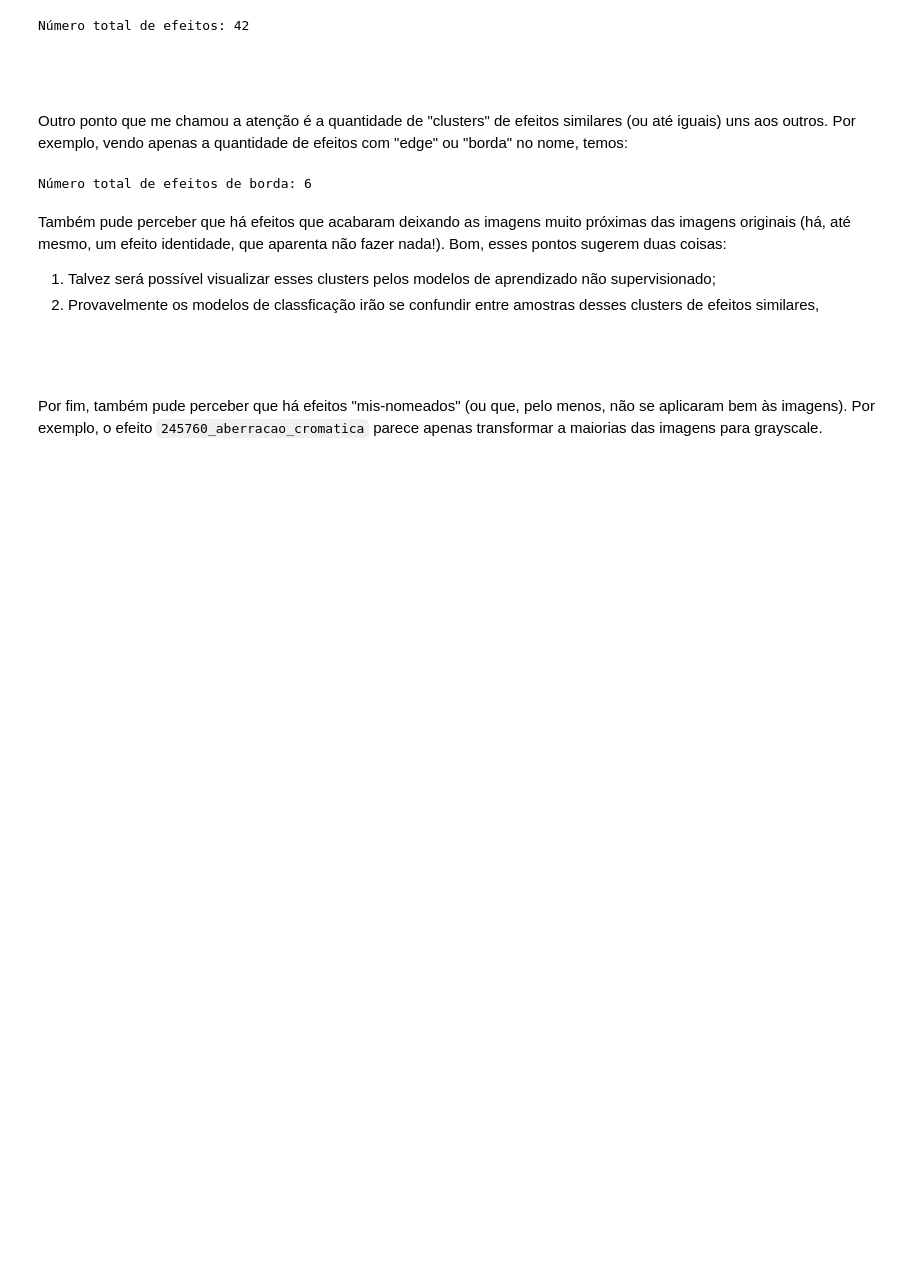
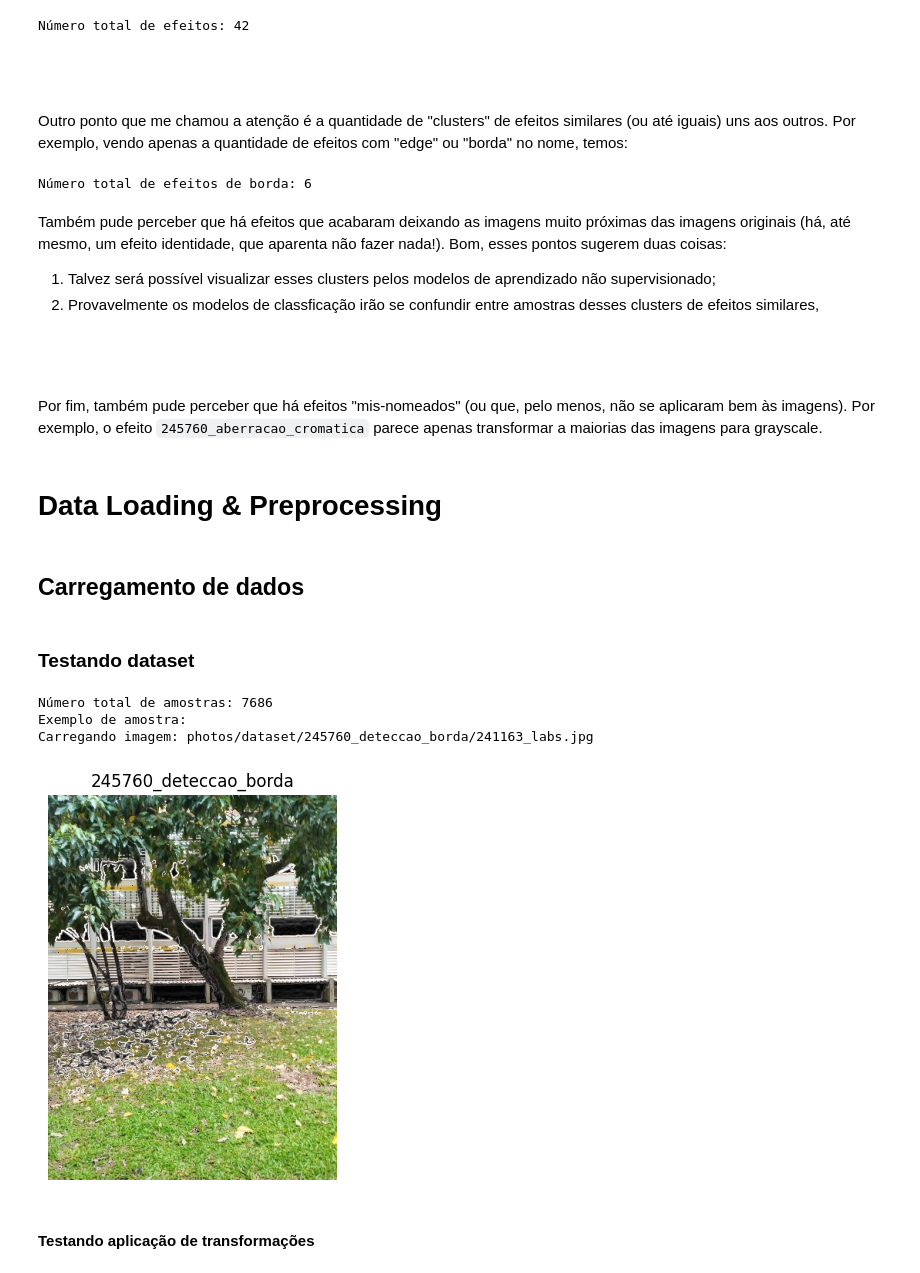
Before and after one commit to UNICAMP-EA979/2026s1-projetopi-e2-Everton-Colombo, a Jupyter notebook: Atividade.ipynb, the cells around one changed output. Drawn from its saved outputs; the diff is of its cells as text; code cells hidden in the pictures; blank space fills up the shorter version.

```diff
--- a/Atividade.ipynb
+++ b/Atividade.ipynb
@@ -35,3 +47,7 @@ Também pude perceber que há efeitos que acabaram deixando as imagens muito pr
 <br><br>
 
 Por fim, também pude perceber que há efeitos "mis-nomeados" (ou que, pelo menos, não se aplicaram bem às imagens). Por exemplo, o efeito `245760_aberracao_cromatica` parece apenas transformar a maiorias das imagens para grayscale.
+# %% [markdown]
+# Data Loading & Preprocessing
+# %% [markdown]
+## Carregamento de dados
@@ -37,0 +95,22 @@ Por fim, também pude perceber que há efeitos "mis-nomeados" (ou que, pelo meno
+# %% [markdown]
+### Testando dataset
+# %%
+dataset_dummy = FotosDaFEEC_Dataset("photos/dataset", debug=True)
+print(f"Número total de amostras: {len(dataset_dummy)}")
+
+print("Exemplo de amostra:")
+# Now returns the integer label instead of string
+img, label = dataset_dummy[42]
+plt.figure(figsize=(5, 5))
+plt.imshow(img)
+# Map it back to the string using the dataset's classes attribute for the title
+plt.title(dataset_dummy.classes[label])
+plt.axis('off')
+plt.show()
+# %% [output]
+Número total de amostras: 7686
+Exemplo de amostra:
+Carregando imagem: photos/dataset/245760_deteccao_borda/241163_labs.jpg
+[figure, added]
+# %% [markdown]
+#### Testando aplicação de transformações
```
Also changed, not shown: parts of 46 cells of this notebook, 8 other files.
